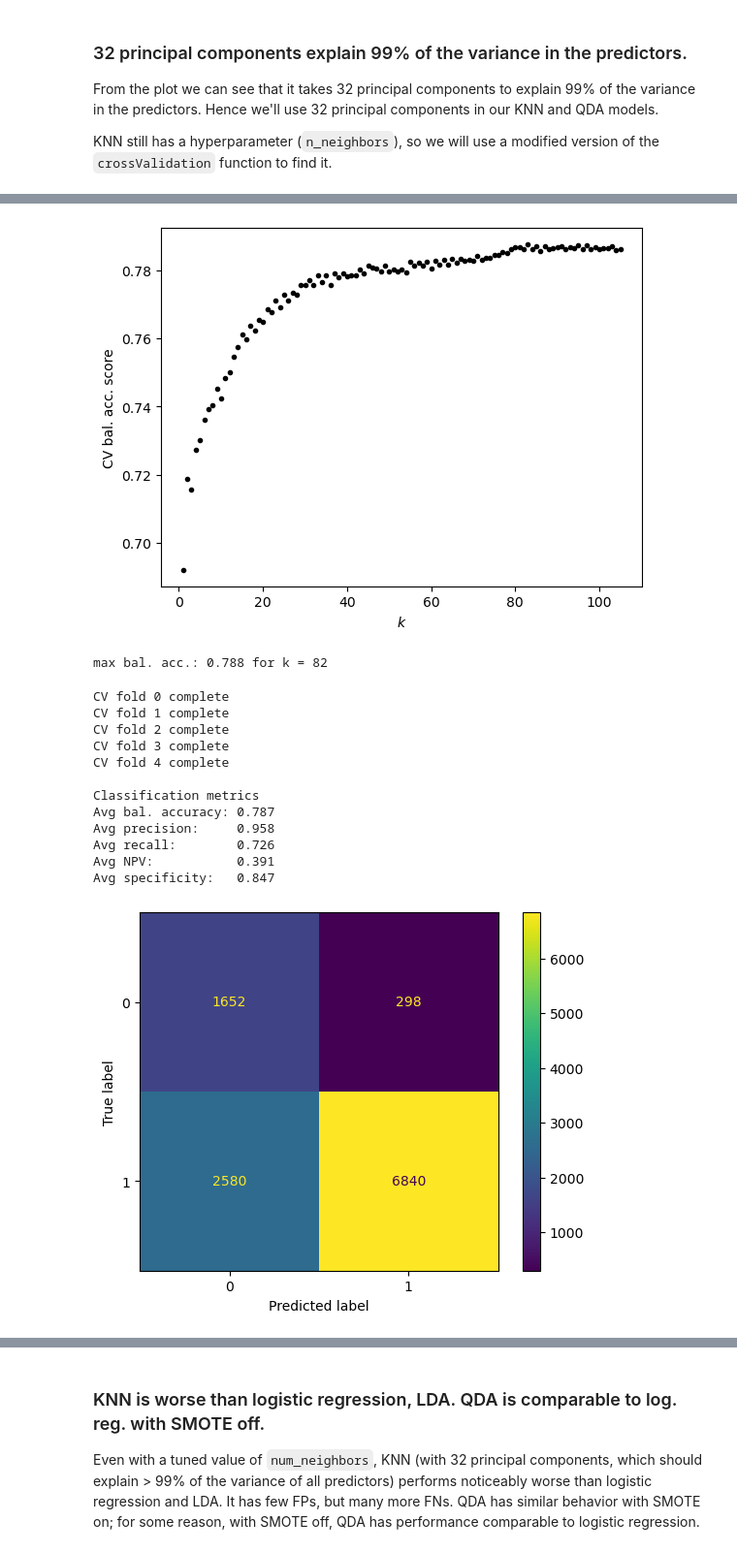
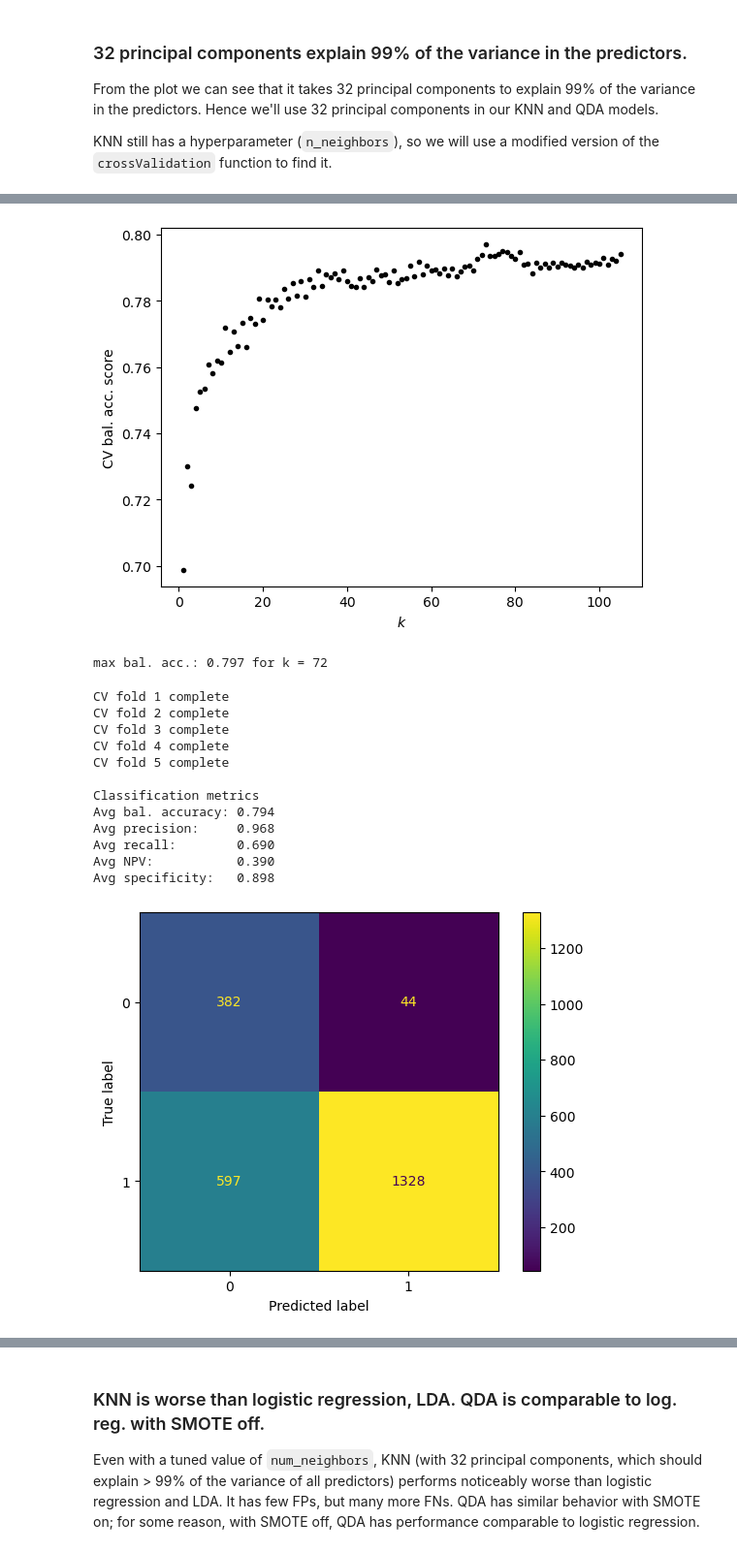
Before and after one commit to aapandy2/predicting_nba_player_retention, a Jupyter notebook: 3_ModelSelection.ipynb, the cells around one changed output, grey strips where cells are left out. Shown at 97% size. Drawn from its saved outputs; the diff is of its cells as text; code cells hidden in the pictures.

```diff
--- a/3_ModelSelection.ipynb
+++ b/3_ModelSelection.ipynb
@@ -329,19 +328,16 @@ From the plot we can see that it takes 32 principal components to explain 99% of
 KNN still has a hyperparameter (`n_neighbors`), so we will use a modified version of the `crossValidation` function to find it.
 # %%
 NUM_FOLDS = 5
-
-kfold = StratifiedKFold(n_splits=NUM_FOLDS, shuffle=True, random_state=815)
-
 MAX_KNN_K = 105
 
 bal_acc_vs_k = np.zeros((NUM_FOLDS, MAX_KNN_K)) #store balanced accuracy score vs k (num_neighbors)
 
-for i, (train_idx, test_idx) in enumerate(kfold.split(df_train[predictors], df_train.IN_LEAGUE_NEXT)):
-    #grab the raw training data and test data for this CV fold
-    X_tt  = df_train[predictors].iloc[train_idx]
-    y_tt  = df_train.IN_LEAGUE_NEXT.iloc[train_idx]
-    X_val = df_train[predictors].iloc[test_idx]
-    y_val = df_train.IN_LEAGUE_NEXT.iloc[test_idx]
+for fold in range(1,6):
+    val_season = fold + 2011
+    X_tt  = df_train[df_train.SEASON_START<val_season][predictors]
+    y_tt  = df_train[df_train.SEASON_START<val_season].IN_LEAGUE_NEXT
+    X_val = df_train[df_train.SEASON_START==val_season][predictors]
+    y_val = df_train[df_train.SEASON_START==val_season].IN_LEAGUE_NEXT
 
     #resample the training data using SMOTE
     smote = SMOTE(random_state=5)
@@ -356,7 +352,7 @@ for i, (train_idx, test_idx) in enumerate(kfold.split(df_train[predictors], df_t
         pred = knn.predict(X_val)
 
         #compute balanced_accuracy_score for each fold (i) and value of n_neighbors (k)
-        bal_acc_vs_k[i, k-1] = balanced_accuracy_score(y_val, pred) #k-1 because k starts at 1
+        bal_acc_vs_k[fold-1, k-1] = balanced_accuracy_score(y_val, pred) #fold, k both start at 1
 
-    print(f"CV fold {i} complete")
+    print(f"CV fold {fold} complete")
 # %% [output]
@@ -373,25 +373,25 @@ plt.show()
 
 print(f"max bal. acc.: {np.amax(mean_acc_vs_k):.3f} for k = {best_k}")
 # %% [output]
-[figure, old version]
+[figure, new version]
-max bal. acc.: 0.788 for k = 82
+max bal. acc.: 0.797 for k = 72
 # %%
-knn = Pipeline([("scale", StandardScaler()), ("pca", PCA(32)), ("knn", KNeighborsClassifier(best_k))])
+knn = Pipeline([("pca", PCA(32)), ("knn", KNeighborsClassifier(best_k))])
 
 crossValidation(knn)
 # %% [output]
-CV fold 0 complete
 CV fold 1 complete
 CV fold 2 complete
 CV fold 3 complete
 CV fold 4 complete
+CV fold 5 complete
 
 Classification metrics
-Avg bal. accuracy: 0.787
-Avg precision:     0.958
-Avg recall:        0.726
-Avg NPV:           0.391
-Avg specificity:   0.847
+Avg bal. accuracy: 0.794
+Avg precision:     0.968
+Avg recall:        0.690
+Avg NPV:           0.390
+Avg specificity:   0.898
-[figure, old version]
+[figure, new version]
 # %%
 #now do QDA
```
Also changed, not shown: parts of 8 cells of this notebook.
